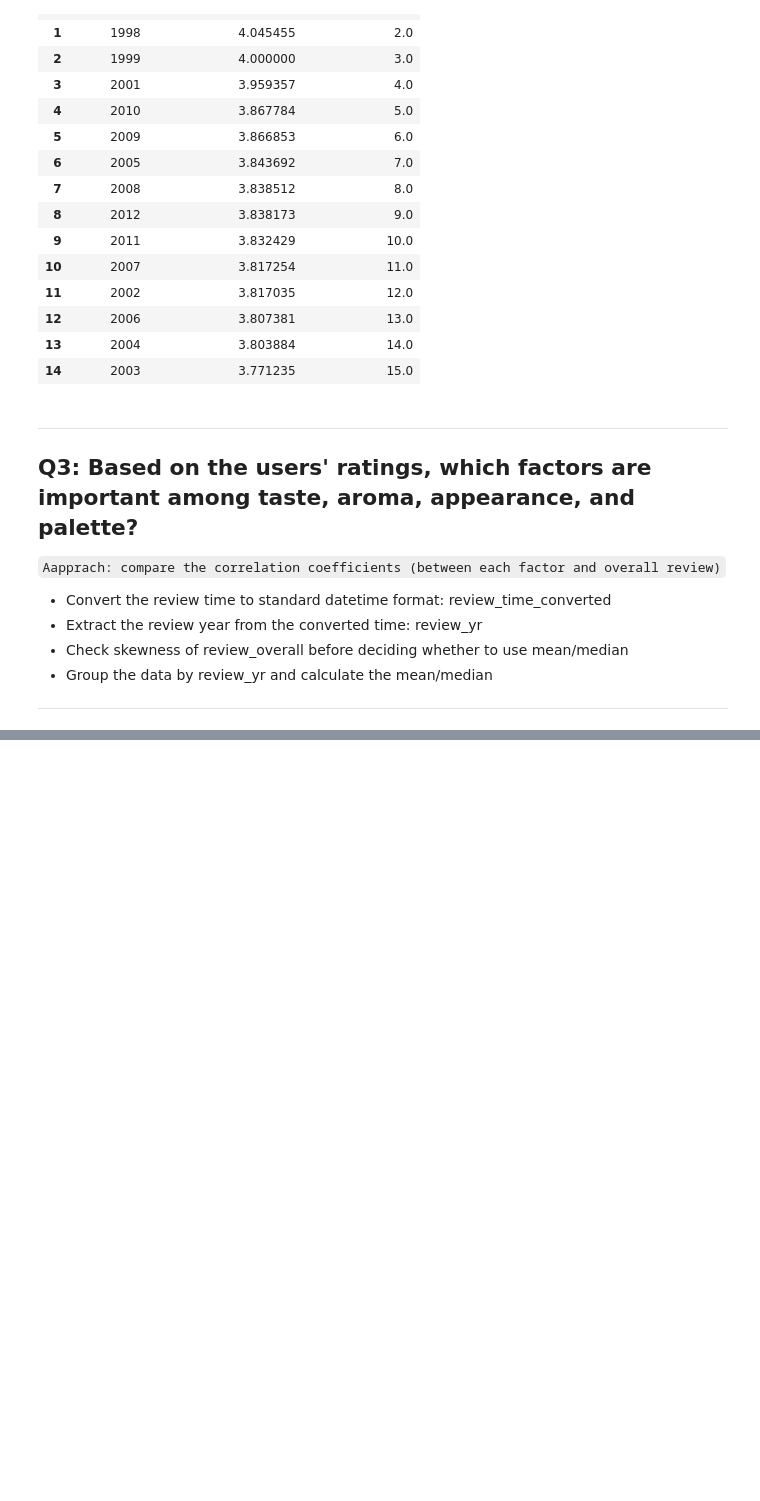
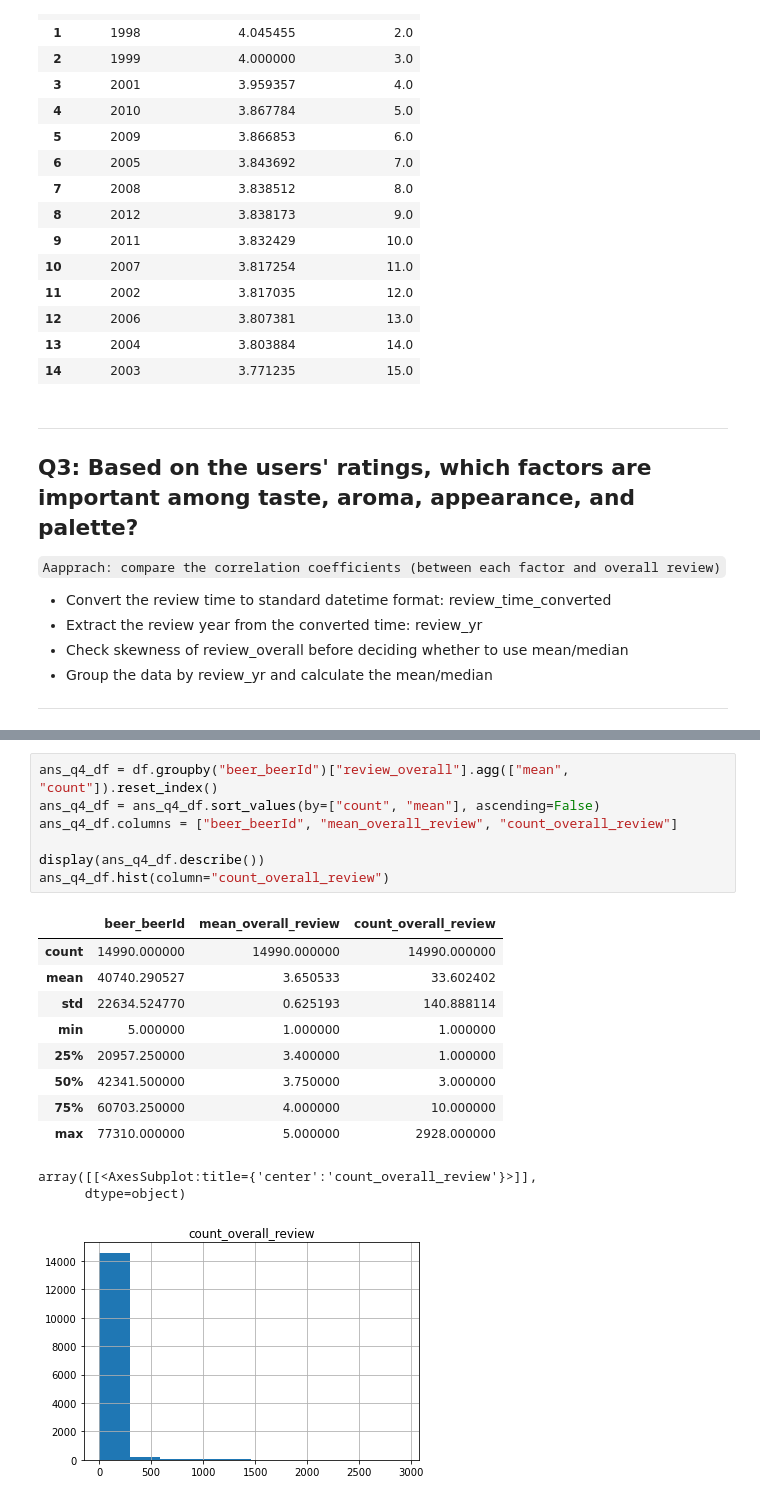
Before and after one commit to Noel-Ocean/Projects_Selected, a Jupyter notebook: EvolentHealth_BestBeer.ipynb, the cells around one changed output, grey strips where cells are left out. Drawn from its saved outputs; the diff is of its cells as text; blank space fills up the shorter version.

```diff
--- a/EvolentHealth_BestBeer.ipynb
+++ b/EvolentHealth_BestBeer.ipynb
@@ -299,0 +281,20 @@ df.head()
+# %%
+ans_q4_df = df.groupby("beer_beerId")["review_overall"].agg(["mean", "count"]).reset_index()
+ans_q4_df = ans_q4_df.sort_values(by=["count", "mean"], ascending=False)
+ans_q4_df.columns = ["beer_beerId", "mean_overall_review", "count_overall_review"]
+
+display(ans_q4_df.describe())
+ans_q4_df.hist(column="count_overall_review")
+# %% [output]
+|  | beer_beerId | mean_overall_review | count_overall_review |
+| count | 14990.000000 | 14990.000000 | 14990.000000 |
+| mean | 40740.290527 | 3.650533 | 33.602402 |
+| std | 22634.524770 | 0.625193 | 140.888114 |
+| min | 5.000000 | 1.000000 | 1.000000 |
+| 25% | 20957.250000 | 3.400000 | 1.000000 |
+| 50% | 42341.500000 | 3.750000 | 3.000000 |
+| 75% | 60703.250000 | 4.000000 | 10.000000 |
+| max | 77310.000000 | 5.000000 | 2928.000000 |
+array([[<AxesSubplot:title={'center':'count_overall_review'}>]],
+      dtype=object)
+[figure, added]
```
Also changed, not shown: parts of 8 cells of this notebook.
